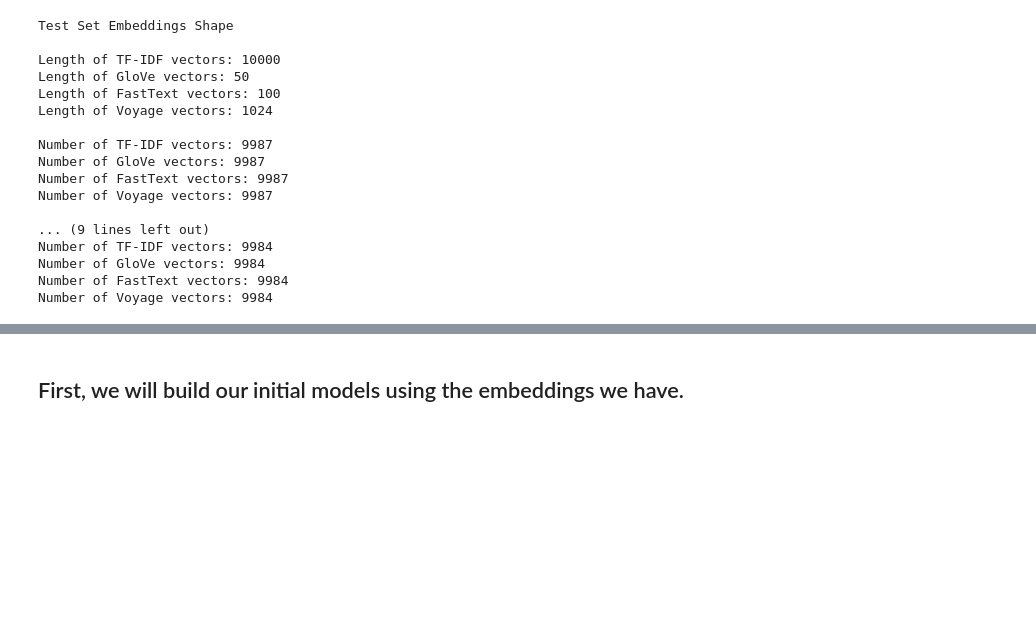
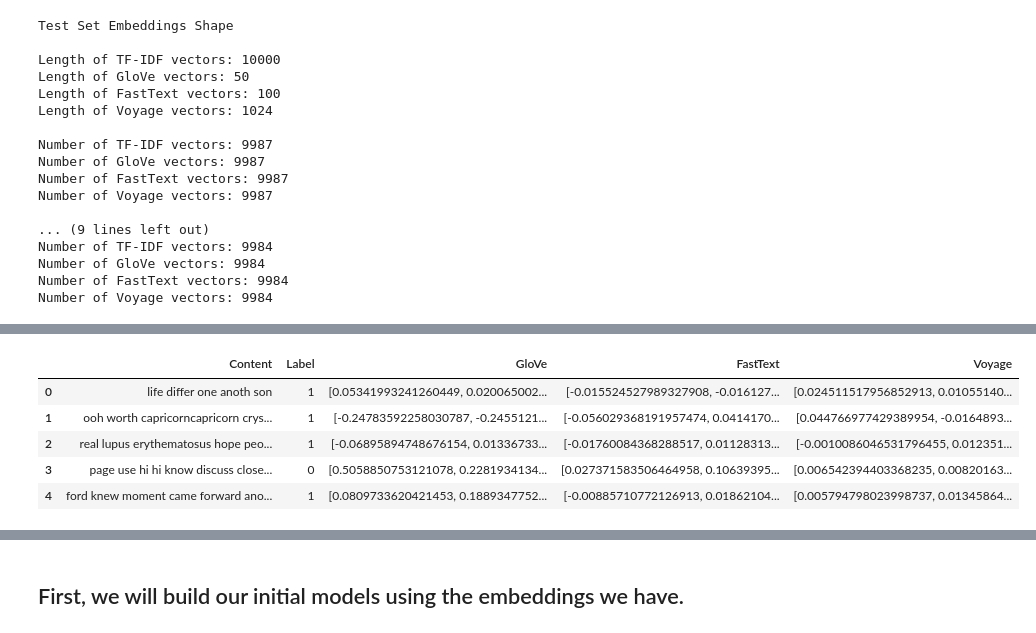
Before and after one commit to ilanaliouchouche/hate-speechs, a Jupyter notebook: hatespeech.ipynb, the cells around one changed output, grey strips where cells are left out. Cells and saved outputs as stored; diff of their text form; code cells hidden in the pictures; blank space fills up the shorter version.

```diff
--- a/hatespeech.ipynb
+++ b/hatespeech.ipynb
@@ -507,0 +565,9 @@ df_with_vectors_val.to_csv('data_val_with_vectors.csv', index=False)
+# %%
+df_with_vectors_test.head()
+# %% [output]
+|  | Content | Label | GloVe | FastText | Voyage |
+| 0 | life differ one anoth son | 1 | [0.05341993241260449, 0.020065002... | [-0.015524527989327908, -0.016127... | [0.024511517956852913, 0.01055140... |
+| 1 | ooh worth capricorncapricorn crys... | 1 | [-0.24783592258030787, -0.2455121... | [-0.056029368191957474, 0.0414170... | [0.044766977429389954, -0.0164893... |
+| 2 | real lupus erythematosus hope peo... | 1 | [-0.06895894748676154, 0.01336733... | [-0.01760084368288517, 0.01128313... | [-0.0010086046531796455, 0.012351... |
+| 3 | page use hi hi know discuss close... | 0 | [0.5058850753121078, 0.2281934134... | [0.027371583506464958, 0.10639395... | [0.006542394403368235, 0.00820163... |
+| 4 | ford knew moment came forward ano... | 1 | [0.0809733620421453, 0.1889347752... | [-0.00885710772126913, 0.01862104... | [0.005794798023998737, 0.01345864... |
```
Also changed, not shown: parts of 23 cells of this notebook, 2 other files.
